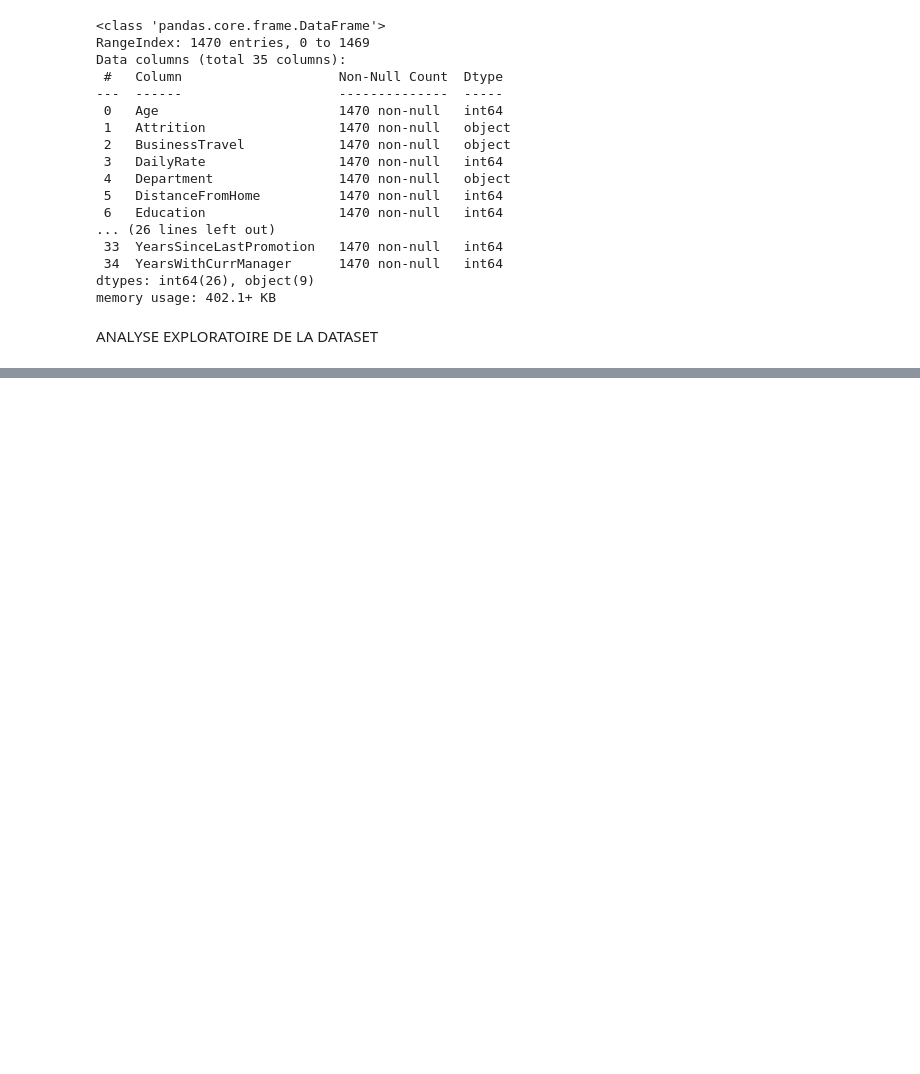
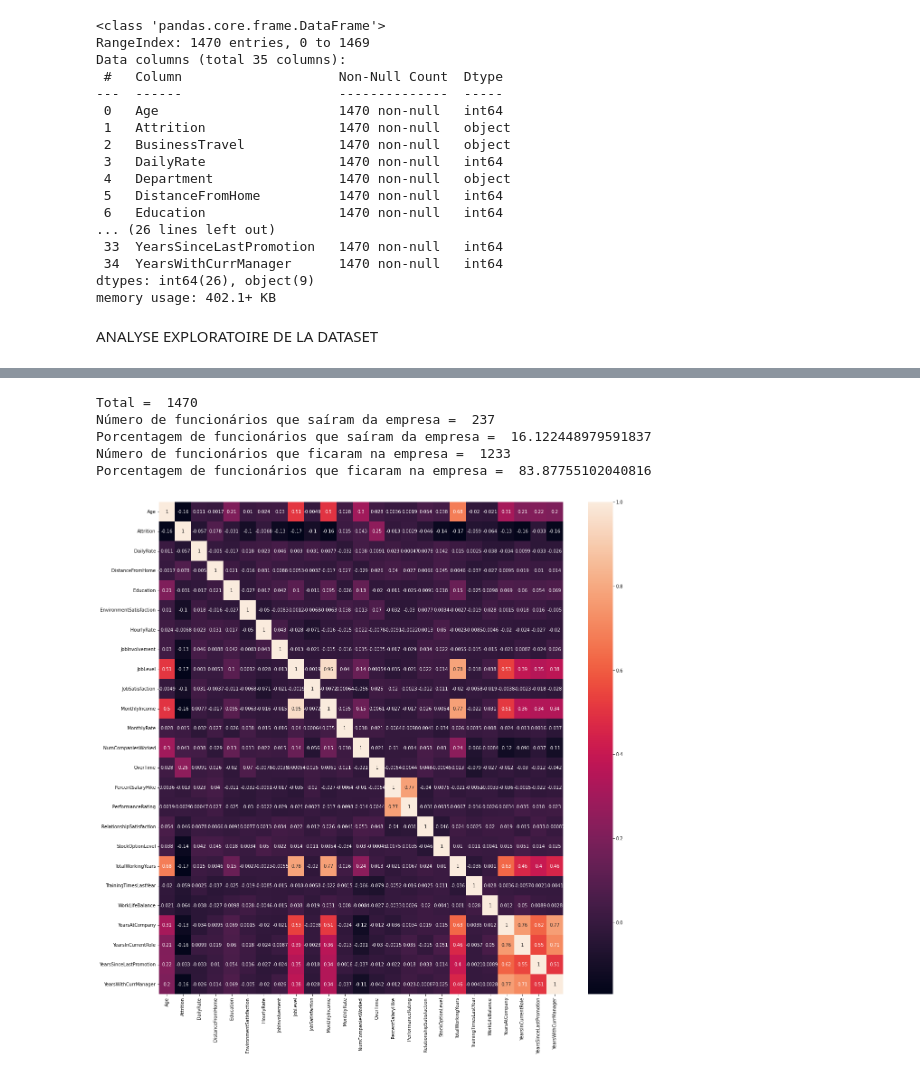
Before and after one commit to FelixEbenezer/ML_DataSicence_IA_Business, a Jupyter notebook: DataScience_for_Business.ipynb, the cells around one changed output, grey strips where cells are left out. Cells and saved outputs as stored; diff of their text form; code cells hidden in the pictures; blank space fills up the shorter version.

```diff
--- a/DataScience_for_Business.ipynb
+++ b/DataScience_for_Business.ipynb
@@ -84,0 +148,2 @@ A) VISUALISATION DE DONNÉES
+# %%
+employee_df.drop(['EmployeeCount', 'StandardHours', 'Over18', 'EmployeeNumber'], axis = 1, inplace=True)
@@ -84,0 +198,12 @@ A) VISUALISATION DE DONNÉES
+# %%
+print('Total = ', len(employee_df))
+print('Número de funcionários que saíram da empresa = ', len(atri_un))
+print('Porcentagem de funcionários que saíram da empresa = ', (len(atri_un) / len(employee_df)) * 100)
+print('Número de funcionários que ficaram na empresa = ', len(atri_zero))
+print('Porcentagem de funcionários que ficaram na empresa = ', (len(atri_zero) / len(employee_df)) * 100)
+# %% [output]
+Total =  1470
+Número de funcionários que saíram da empresa =  237
+Porcentagem de funcionários que saíram da empresa =  16.122448979591837
+Número de funcionários que ficaram na empresa =  1233
+Porcentagem de funcionários que ficaram na empresa =  83.87755102040816
@@ -84,0 +215,6 @@ A) VISUALISATION DE DONNÉES
+# %%
+correlations = employee_df.corr()
+f, ax = plt.subplots(figsize = (20,20))
+sns.heatmap(correlations, annot=True);
+# %% [output]
+[figure, added]
```
Also changed, not shown: parts of 24 cells of this notebook.
